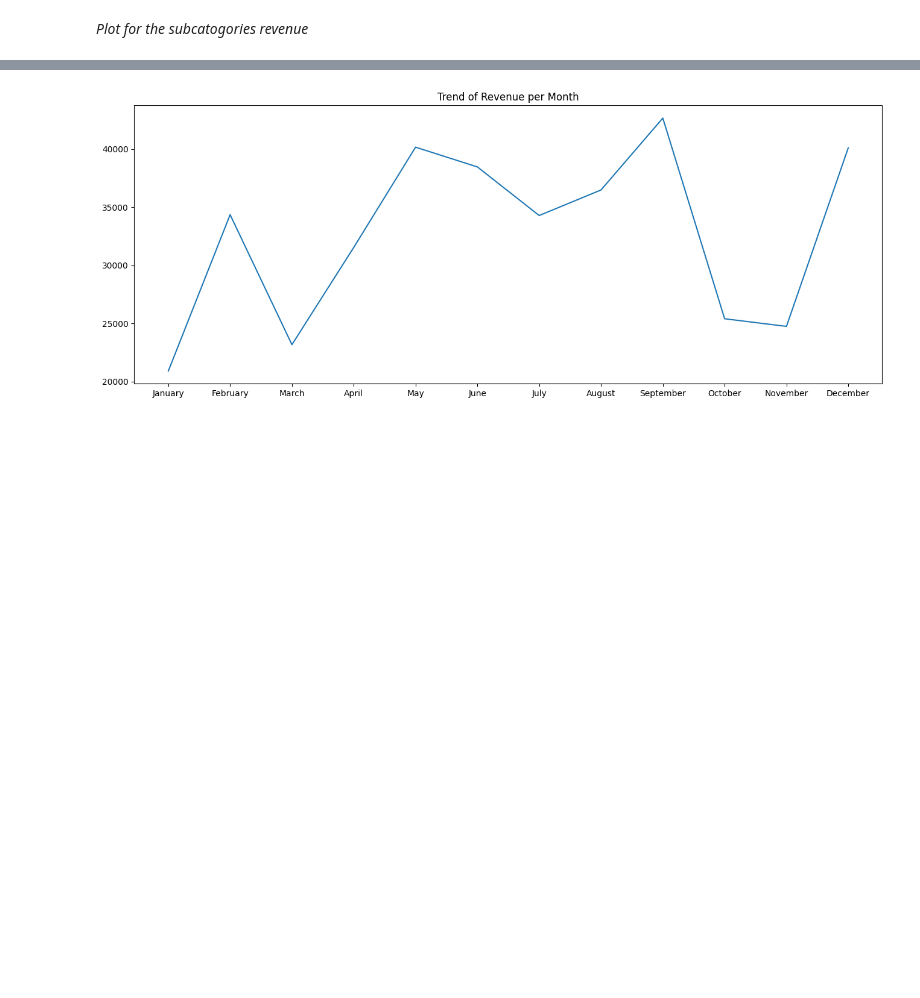
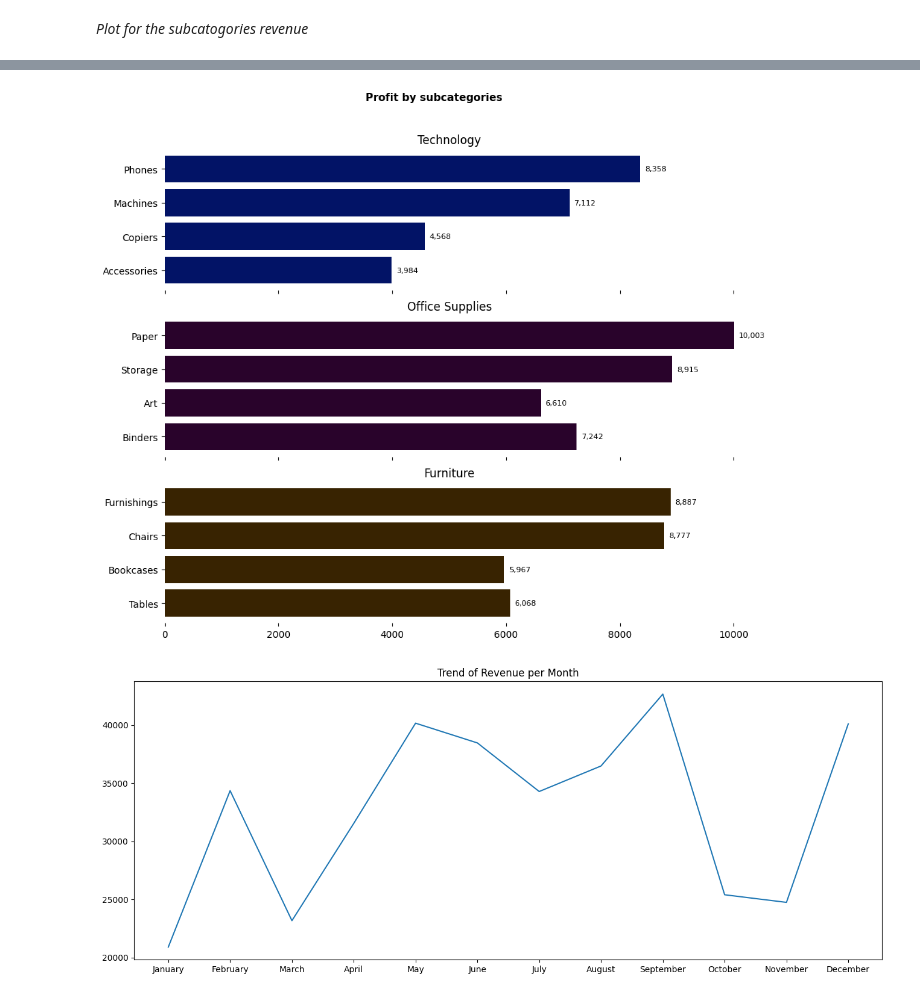
Before and after one commit to iamdrmeka/sales_performance, a Jupyter notebook: sales_performance.ipynb, the cells around one changed output, grey strips where cells are left out. Saved outputs shown, nothing was run; the diff lists cells and outputs as text; code cells hidden in the pictures; blank space fills up the shorter version.

```diff
--- a/sales_performance.ipynb
+++ b/sales_performance.ipynb
@@ -149,3 +189,42 @@ plt.show()
+# %%
+#profit by subcategories
+fig, ax = plt.subplots(3, 1, figsize=(10, 8), sharex=True)
+
+plt.suptitle("Profit by subcategories", fontsize=11, fontweight='bold', y=1.02)
+
+# compute global max
+max_Profit = max(
+    furniture['Profit'].max(),
+    office_sups['Profit'].max(),
+    techs['Profit'].max()
+)
+
+# Furniture
+b2 = ax[2].barh(furniture['product_sub-category'], furniture['Profit'], color='#382301')
+ax[2].set_title('Furniture')
+ax[2].bar_label(b2, fmt='{:,.0f}', padding=5, fontsize=8)
+ax[2].set_xlim(0, max_Profit)
+
+# Office Supplies
+b1 = ax[1].barh(office_sups['product_sub-category'], office_sups['Profit'], color='#29032b')
+ax[1].set_title('Office Supplies')
+ax[1].bar_label(b1, fmt='{:,.0f}', padding=5, fontsize=8)
+ax[1].set_xlim(0, max_Profit)
+
+# Technology
+b0 = ax[0].barh(techs['product_sub-category'], techs['Profit'], color='#021366')
+ax[0].set_title('Technology')
+ax[0].bar_label(b0, fmt='{:,.0f}', padding=5, fontsize=8)
+ax[0].set_xlim(0, max_Profit)
+
+for a in ax.flatten():
+    for b in a.spines.values():
+        b.set_visible(False)
+
+plt.tight_layout()
+plt.show()
+# %% [output]
+[figure, added]
 # %%
 monthly_rev = df.groupby(['month', 'month_name'])['revenue'].sum().reset_index()
 # %%
```
Also changed, not shown: parts of 8 cells of this notebook, 16 other files.
